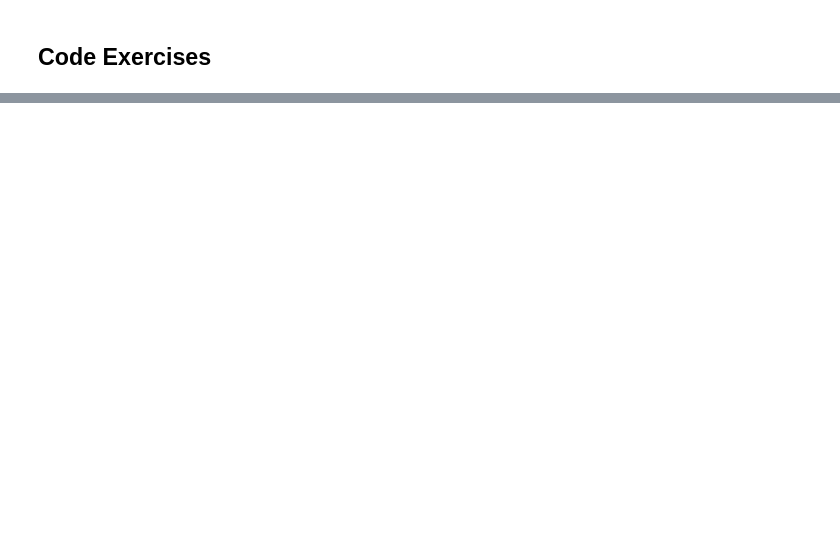
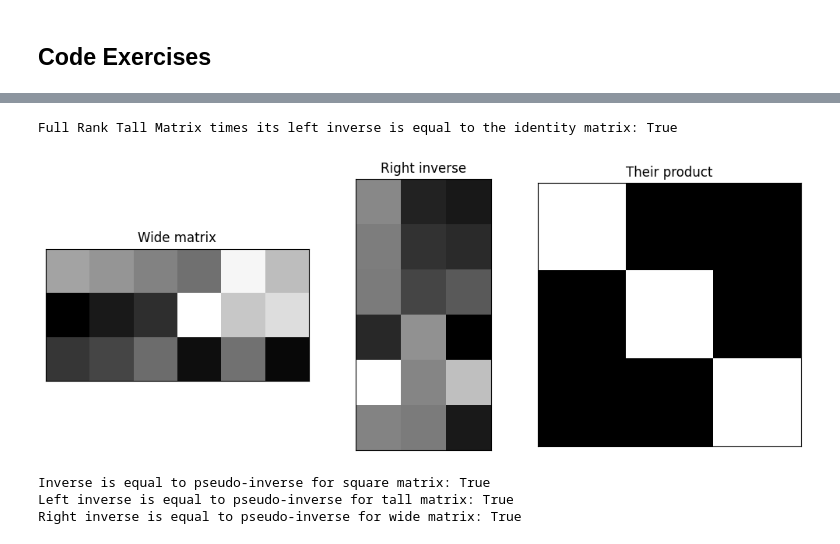
Before and after one commit to MiesnerJacob/practical-linear-algebra-for-data-science, a Jupyter notebook: 08-matrix-inverse.ipynb, the cells around one changed output, grey strips where cells are left out. Drawn from its saved outputs; the diff is of its cells as text; code cells hidden in the pictures; blank space fills up the shorter version.

```diff
--- a/08-matrix-inverse.ipynb
+++ b/08-matrix-inverse.ipynb
@@ -208,3 +263,73 @@ Random matrix multiplied by its psuedo-inverse is very close to the same as the
+# %%
+# Exercise 8-4 (Derive right-inverse for wide matrix)
+
+# Generate a random wide matrix
+wide_matrix = np.random.randn(3, 6)
+
+# Calculate the square matrix and its inverse
+square_matrix = wide_matrix @ wide_matrix.T
+square_matrix_inverse = np.linalg.inv(square_matrix)
+
+# Calculate the right inverse matrix
+right_inverse_matrix = wide_matrix.T @ square_matrix_inverse
+
+# Calculate the product of the right inverse matrix and the wide matrix
+matrix_product = wide_matrix @ right_inverse_matrix
+identity_matrix = np.eye(3)
+
+# Check if the product is the identity matrix
+check = np.allclose(matrix_product, identity_matrix)
+print("Full Rank Tall Matrix times its left inverse is equal to the identity matrix:", check)
+
+# Create plot
+fig, axis = plt.subplots(1, 3, figsize=(10, 4))
+titles = ['Wide matrix', 'Right inverse', 'Their product']
+matrices = [wide_matrix, right_inverse_matrix, matrix_product]
+
+for i, (title, matrix) in enumerate(zip(titles, matrices)):
+    ax = axis[i]
+    ax.imshow(matrix, cmap='gray')
+    ax.set_title(title)
+    ax.set_xticks([])
+    ax.set_yticks([])
+
+plt.tight_layout()
+plt.show()
+# %% [output]
+Full Rank Tall Matrix times its left inverse is equal to the identity matrix: True
+[figure, added]
+# %%
+# Exercise 8-5 (Show that Psuedoinverse equals inverse for invertible matrices)
+
+# "Full" Inverse case
+random_square_matrix = np.random.randn(5,5)
+square_matrix_inverse = np.linalg.inv(random_square_matrix)
+square_matrix_pseudo_inverse = np.linalg.pinv(random_square_matrix)
+
+check = np.allclose(square_matrix_inverse, square_matrix_pseudo_inverse)
+print("Inverse is equal to pseudo-inverse for square matrix:", check)
+
+
+# Left Inverse case
+random_tall_matrix = np.random.randn(5,5)
+tall_matrix_left_inverse = np.linalg.inv(random_tall_matrix.T @ random_tall_matrix) @ random_tall_matrix.T
+tall_matrix_pseudo_inverse = np.linalg.pinv(random_tall_matrix)
+
+check = np.allclose(tall_matrix_left_inverse, tall_matrix_pseudo_inverse)
+print("Left inverse is equal to pseudo-inverse for tall matrix:", check)
+
+
+# Right Inverse case
+random_wide_matrix = np.random.randn(5,5)
+wide_matrix_right_inverse = random_wide_matrix.T @ np.linalg.inv(random_wide_matrix @ random_wide_matrix.T)
+wide_matrix_pseudo_inverse = np.linalg.pinv(random_wide_matrix)
+
+check = np.allclose(wide_matrix_right_inverse, wide_matrix_pseudo_inverse)
+print("Right inverse is equal to pseudo-inverse for wide matrix:", check)
+# %% [output]
+Inverse is equal to pseudo-inverse for square matrix: True
+Left inverse is equal to pseudo-inverse for tall matrix: True
+Right inverse is equal to pseudo-inverse for wide matrix: True
 # %%
 # Exercise 8-6 (EDIT TIDE applied to inverse of multiplied matrices)
 # %%
```
Also changed, not shown: parts of 10 cells of this notebook.
